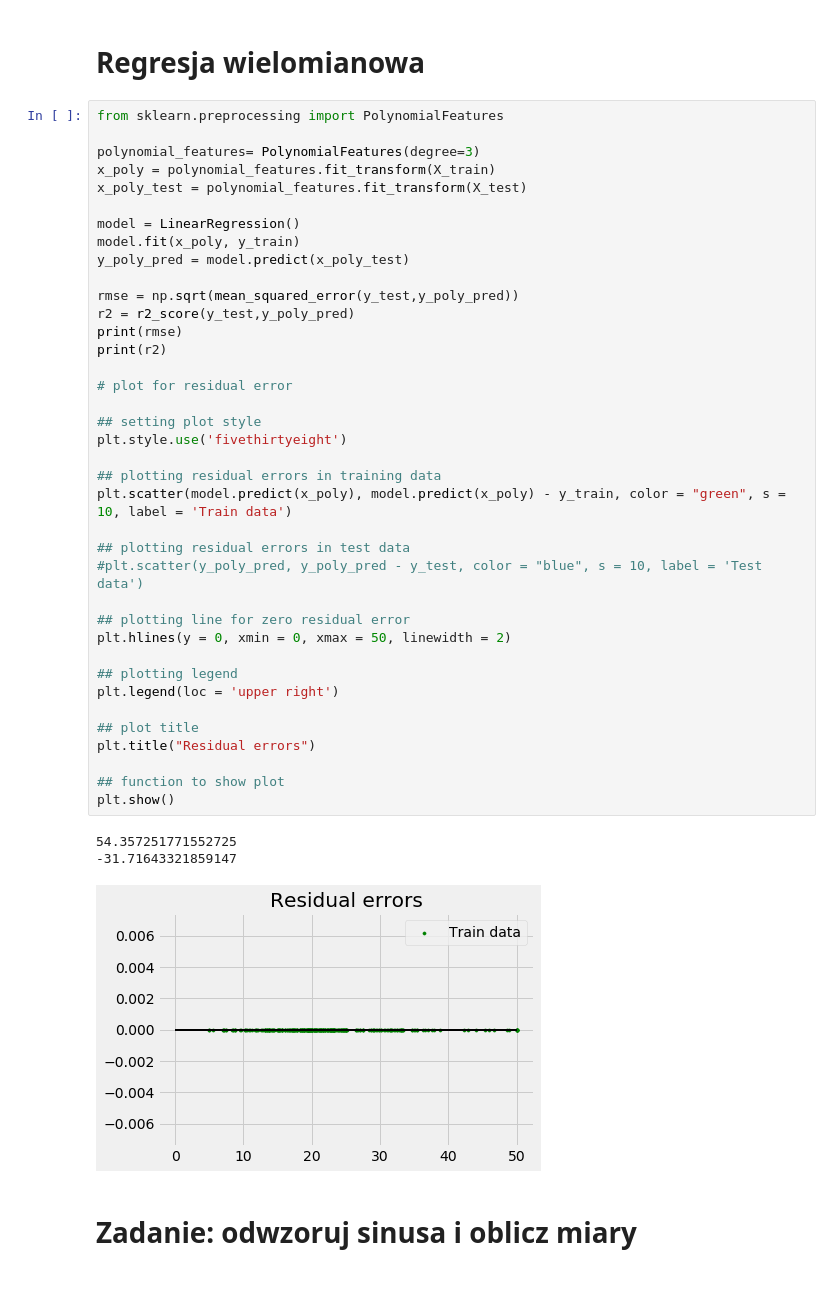
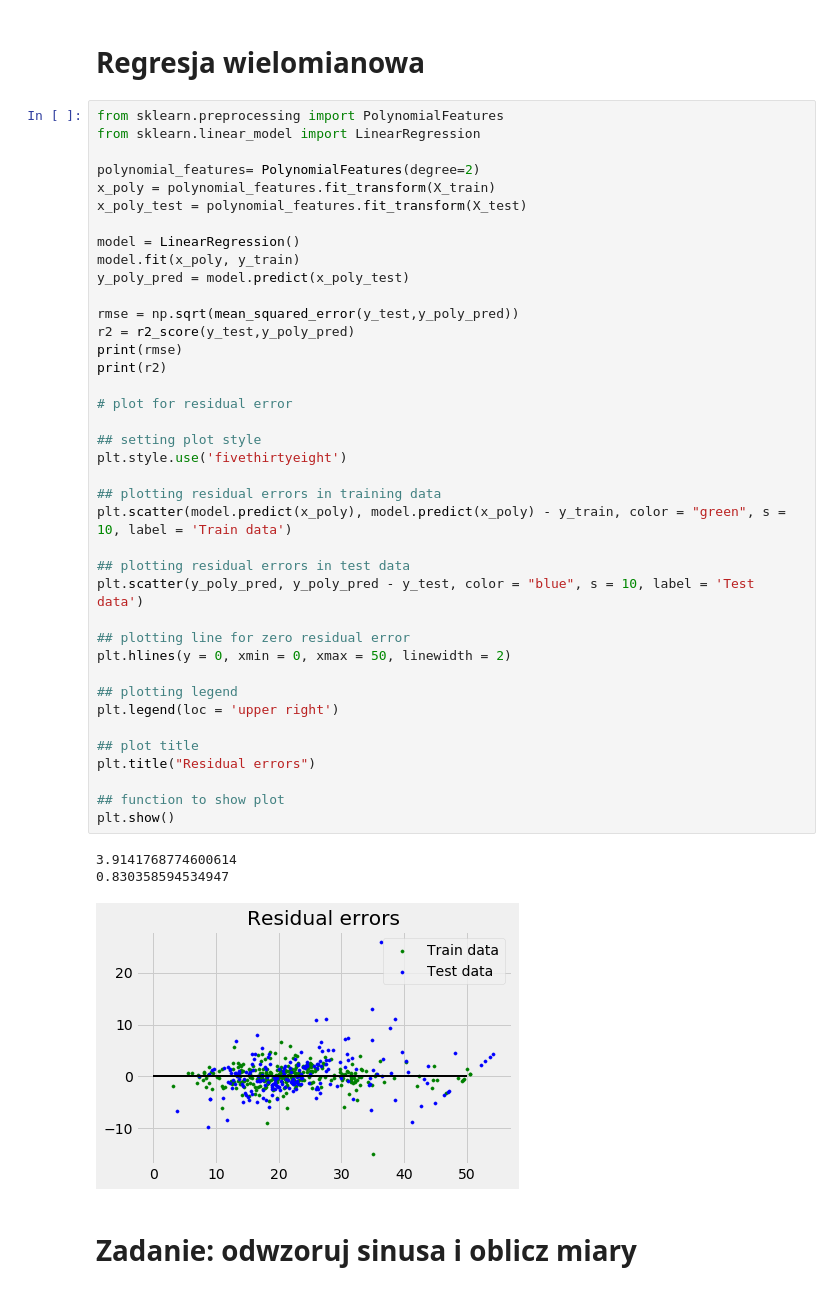
Before and after one commit to xenteros/data-science-training, a Jupyter notebook: Linear_regression.ipynb, the cells around one changed output. Cells and saved outputs as stored; diff of their text form.

Commit message:
Add scatterplot

```diff
--- a/Linear_regression.ipynb
+++ b/Linear_regression.ipynb
@@ -141,8 +141,9 @@ Miary regresji: 25.111584873876335, 3.4578391761943528, 0.7219485968187578
 # Regresja wielomianowa
 # %%
 from sklearn.preprocessing import PolynomialFeatures
+from sklearn.linear_model import LinearRegression
 
-polynomial_features= PolynomialFeatures(degree=3)
+polynomial_features= PolynomialFeatures(degree=2)
 x_poly = polynomial_features.fit_transform(X_train)
 x_poly_test = polynomial_features.fit_transform(X_test)
 
@@ -150,37 +151,37 @@ model = LinearRegression()
 model.fit(x_poly, y_train)
 y_poly_pred = model.predict(x_poly_test)
 
 rmse = np.sqrt(mean_squared_error(y_test,y_poly_pred))
 r2 = r2_score(y_test,y_poly_pred)
 print(rmse)
 print(r2)
 
 # plot for residual error
 
 ## setting plot style
 plt.style.use('fivethirtyeight')
 
 ## plotting residual errors in training data
 plt.scatter(model.predict(x_poly), model.predict(x_poly) - y_train, color = "green", s = 10, label = 'Train data')
 
 ## plotting residual errors in test data
-#plt.scatter(y_poly_pred, y_poly_pred - y_test, color = "blue", s = 10, label = 'Test data')
+plt.scatter(y_poly_pred, y_poly_pred - y_test, color = "blue", s = 10, label = 'Test data')
 
 ## plotting line for zero residual error
 plt.hlines(y = 0, xmin = 0, xmax = 50, linewidth = 2)
 
 ## plotting legend
 plt.legend(loc = 'upper right')
 
 ## plot title
 plt.title("Residual errors")
 
 ## function to show plot
 plt.show()
 # %% [output]
-54.357251771552725
--31.71643321859147
+3.9141768774600614
+0.830358594534947
-[figure, old version]
+[figure, new version]
 # %% [markdown]
 # Zadanie: odwzoruj sinusa i oblicz miary
 # %%
```
Also changed, not shown: parts of 5 cells of this notebook.
